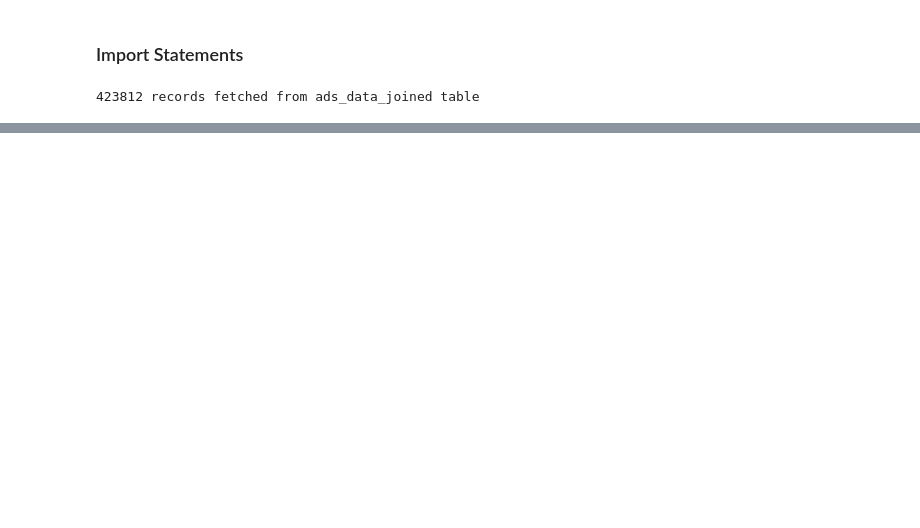
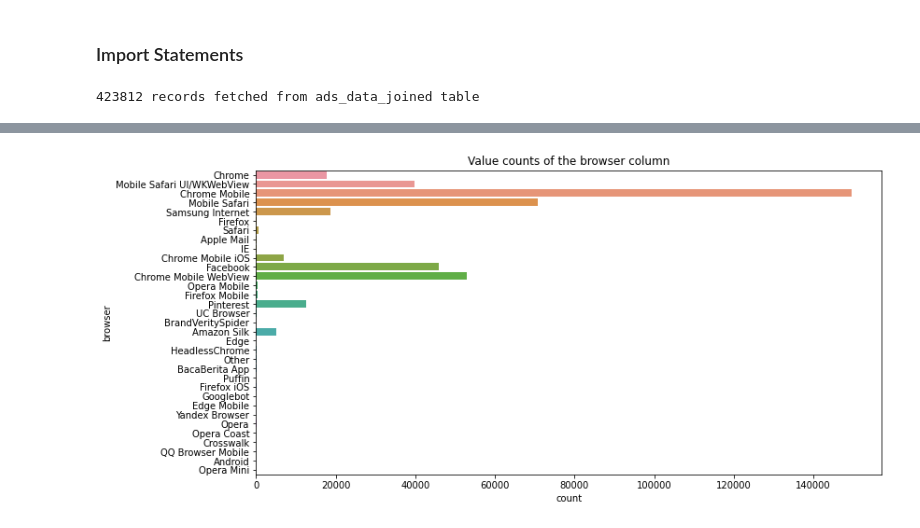
Before and after one commit to DiyeMark/AdludioDataScienceChallenge, a Jupyter notebook: notebooks/data_exploration.ipynb, the cells around one changed output, grey strips where cells are left out. Cells and saved outputs as stored; diff of their text form; code cells hidden in the pictures; blank space fills up the shorter version.

```diff
--- a/notebooks/data_exploration.ipynb
+++ b/notebooks/data_exploration.ipynb
@@ -23,0 +133,7 @@ df.head()
+# %%
+plt.figure(figsize=(12, 6))
+sns.countplot(data=df, y='browser')
+plt.title('Value counts of the browser column')
+plt.show()
+# %% [output]
+[figure, added]
```
Also changed, not shown: parts of 12 cells of this notebook.
